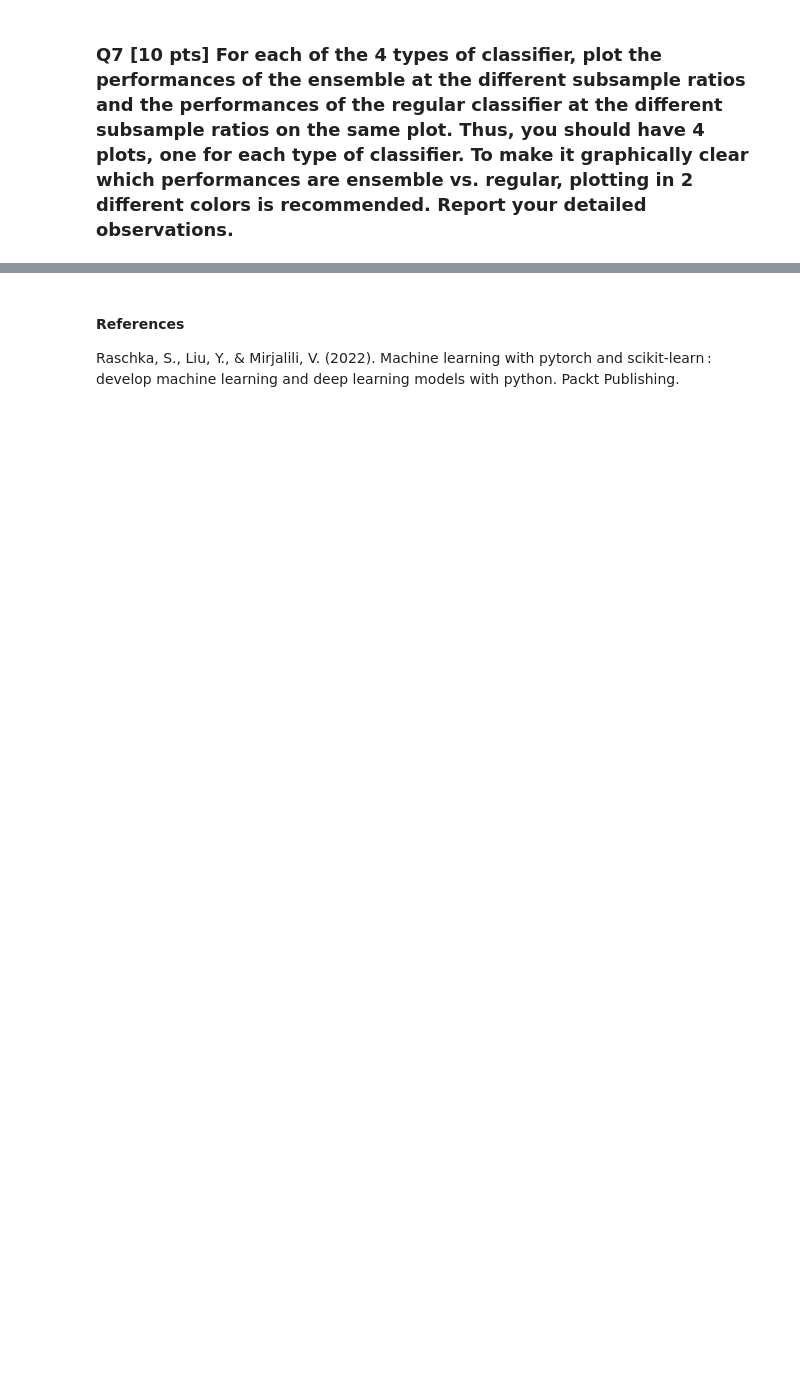
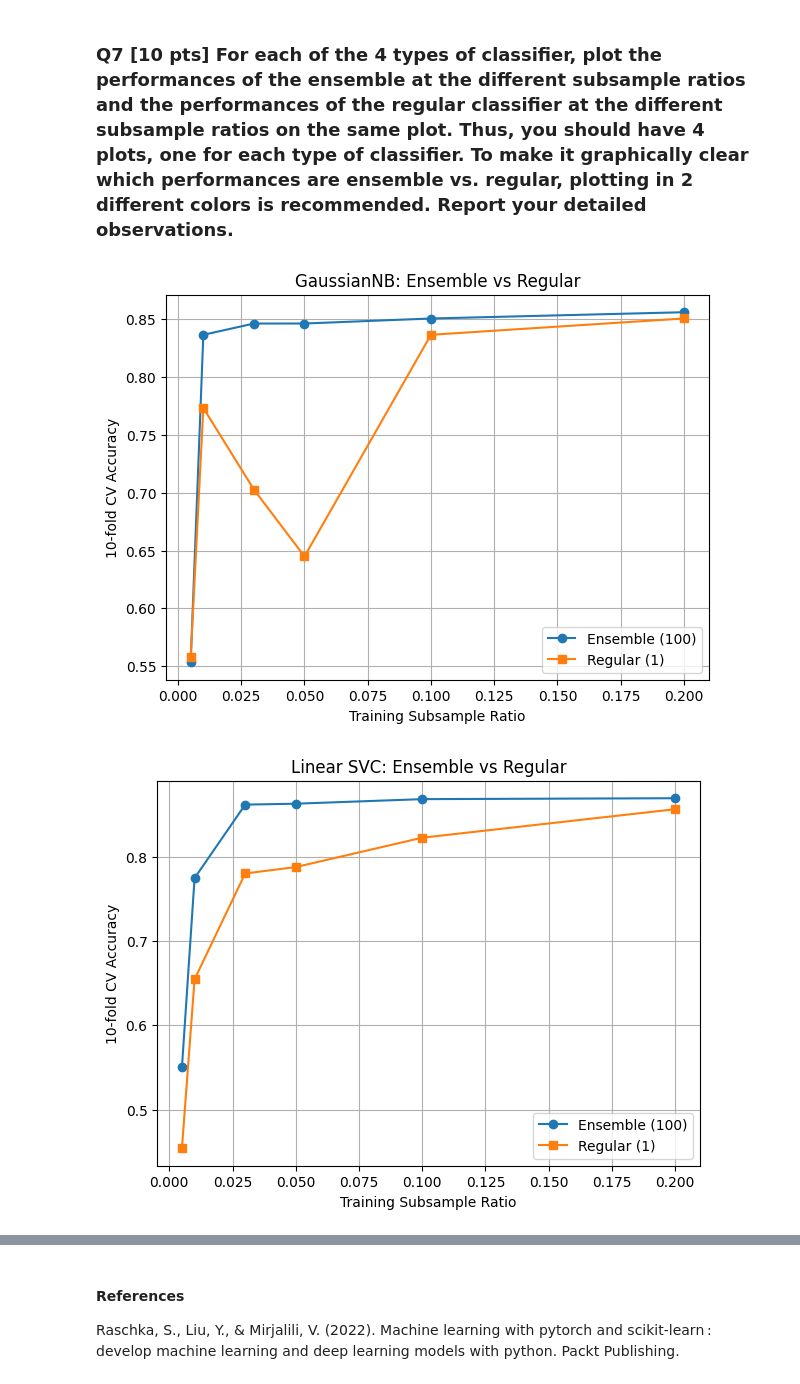
Before and after one commit to drenard921/JHU_AML, a Jupyter notebook: HW6/drenard_Assignment06_ML.ipynb, the cells around one changed output, grey strips where cells are left out. Cells and saved outputs as stored; diff of their text form; code cells hidden in the pictures; blank space fills up the shorter version.

```diff
--- a/HW6/drenard_Assignment06_ML.ipynb
+++ b/HW6/drenard_Assignment06_ML.ipynb
@@ -39,0 +339,7 @@ classifier first.
+# %%
+### Example Q4 Code: Ensemble prediction and accuracy
+y_pred = ensemble_predict(trained_dt, X_test_num)
+print("Ensemble-vote test accuracy:", (y_pred == y_test).mean())
+
+one_pred = ensemble_predict(trained_dt, X_test_num[0])
+print("Single observation prediction:", one_pred[0])
@@ -44,2 +526,28 @@ classifier first.
 # %% [markdown]
 ### Q7 [10 pts] For each of the 4 types of classifier, plot the performances of the ensemble at the different subsample ratios and the performances of the regular classifier at the different subsample ratios on the same plot. Thus, you should have 4 plots, one for each type of classifier. To make it graphically clear which performances are ensemble vs. regular, plotting in 2 different colors is recommended. Report your detailed observations.
+# %%
+# Ensure ratios are sorted numerically
+results_df = results_df.sort_values("Ratio")
+
+models = results_df["Model"].unique()
+
+for model_name in models:
+    sub = results_df[results_df["Model"] == model_name]
+
+    ens = sub[sub["Type"] == "Ensemble(100)"]
+    reg = sub[sub["Type"] == "Regular(1)"]
+
+    plt.figure(figsize=(7,5))
+
+    plt.plot(ens["Ratio"], ens["MeanAcc"], marker="o", label="Ensemble (100)")
+    plt.plot(reg["Ratio"], reg["MeanAcc"], marker="s", label="Regular (1)")
+
+    plt.title(f"{model_name}: Ensemble vs Regular")
+    plt.xlabel("Training Subsample Ratio")
+    plt.ylabel("10-fold CV Accuracy")
+    plt.legend()
+    plt.grid(True)
+    plt.show()
+# %% [output]
+[figure, added]
+[figure, added]
```
Also changed, not shown: parts of 16 cells of this notebook.
